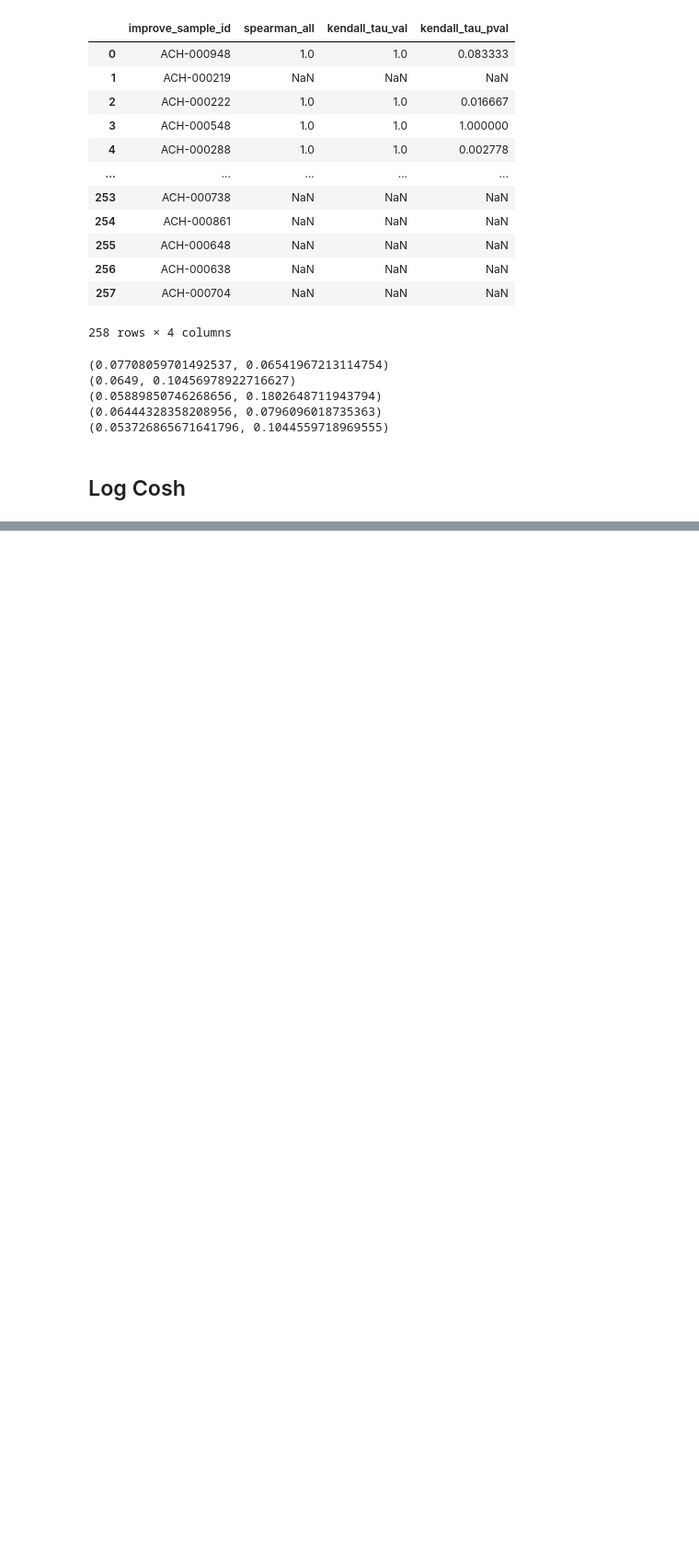
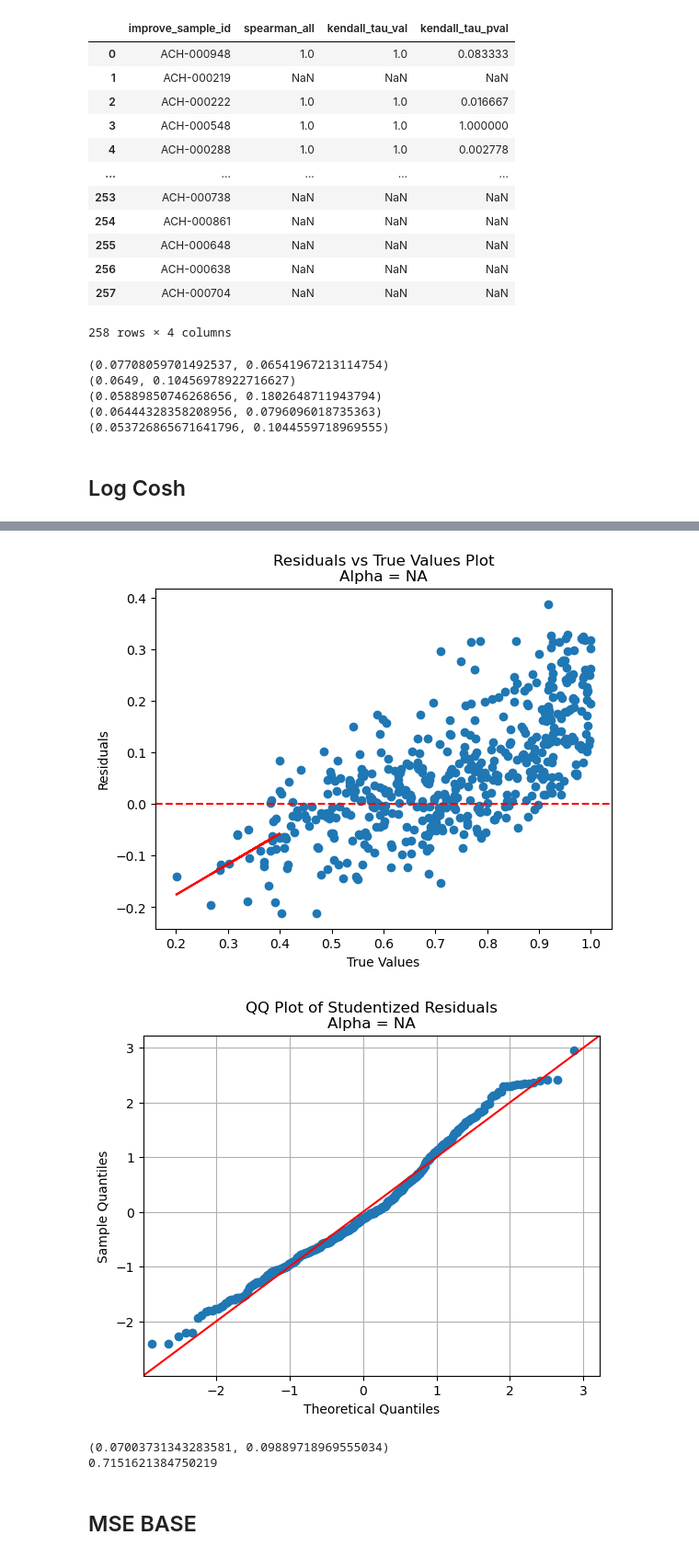
Before and after one commit to JDACS4C-IMPROVE/Scratch, a Jupyter notebook: alt-scores/mae_poly.ipynb, the cells around one changed output, grey strips where cells are left out. Shown at 92% size. Cells and saved outputs as stored; diff of their text form; code cells hidden in the pictures; blank space fills up the shorter version.

```diff
--- a/alt-scores/mae_poly.ipynb
+++ b/alt-scores/mae_poly.ipynb
@@ -644,0 +656,6 @@ Name: auc_true, Length: 494, dtype: int64
+# %%
+folder = os.path.join(data, "msep2")
+os.listdir(folder)
+test_msep2 = pd.read_csv(os.path.join(folder, "test_y_data_predicted_msep2.csv"))
+all_dfs["MSE Poly 2"] = test_msep2
+test_msep2
@@ -644,0 +676,14 @@ Name: auc_true, Length: 494, dtype: int64
+# %%
+res_v_true(test_msep2, "NA", 0.4)
+qqres_plot(test_msep2, "NA")
+# %% [output]
+[figure, added]
+[figure, added]
+# %%
+print(mae_calc_thresh(test_msep2, 0.5))
+print(f_beta_wrapper(test_msep2, 0.5, 4))
+# %% [output]
+(0.07003731343283581, 0.09889718969555034)
+0.7151621384750219
+# %% [markdown]
+## MSE BASE
```
Also changed, not shown: parts of 30 cells of this notebook.
